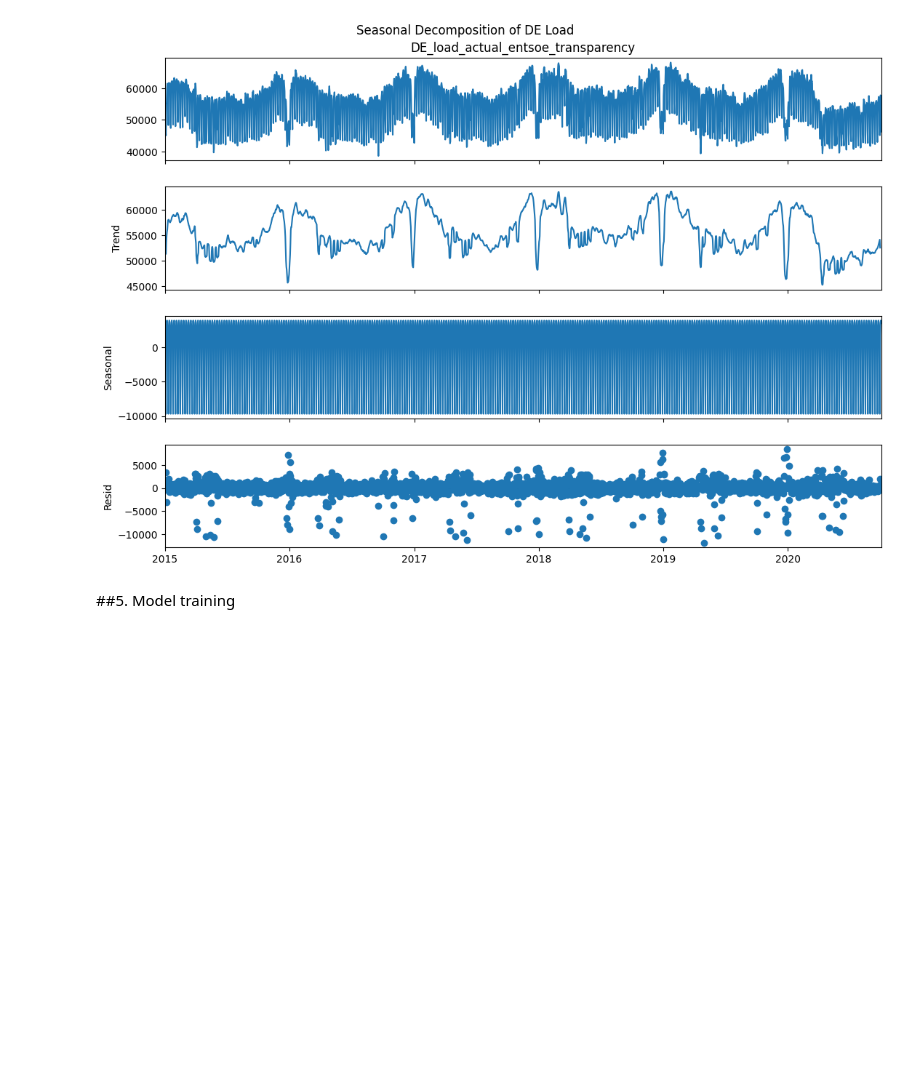
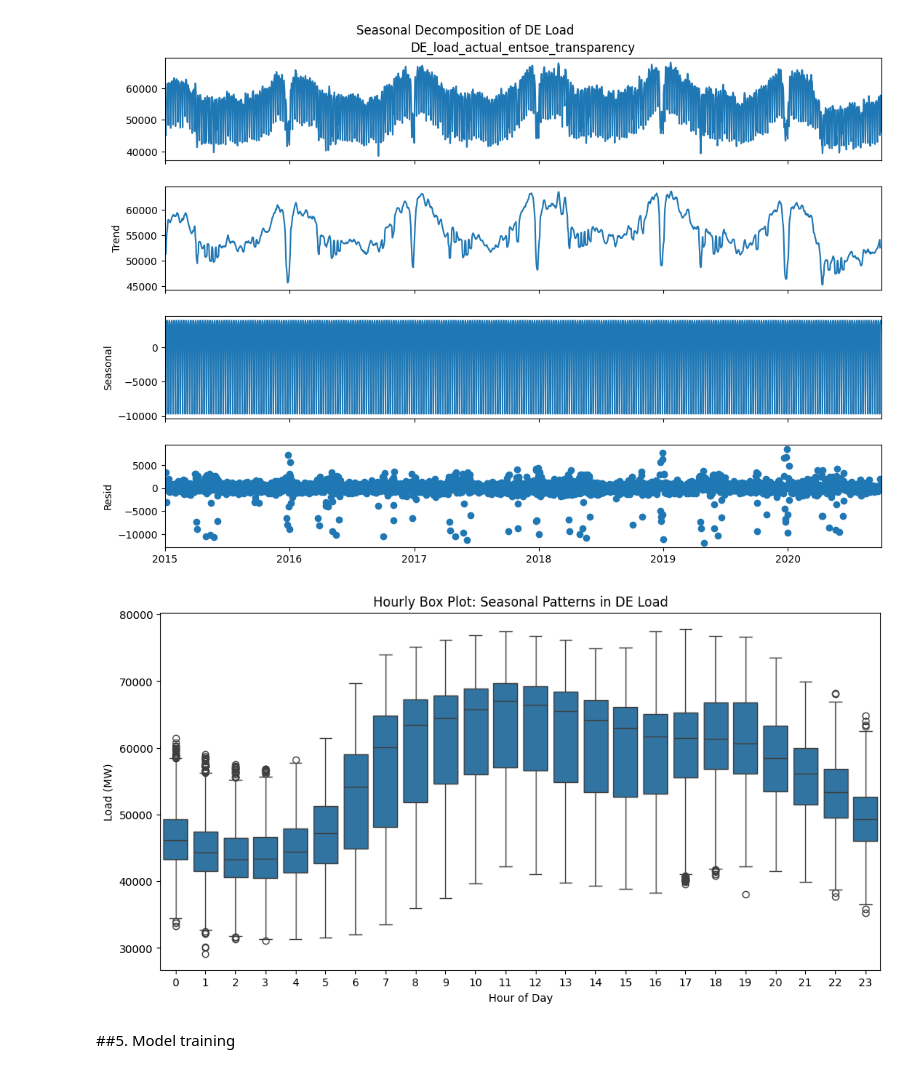
Before and after one commit to Phionanamugga/Energy_Projects, a Jupyter notebook: load_forecasting.ipynb, the cells around one changed output. Saved outputs shown, nothing was run; the diff lists cells and outputs as text; code cells hidden in the pictures; blank space fills up the shorter version.

Commit message:
shows hourly loading in Germany

```diff
--- a/load_forecasting.ipynb
+++ b/load_forecasting.ipynb
@@ -303,6 +303,17 @@ plt.suptitle('Seasonal Decomposition of DE Load')
 plt.show()
 # %% [output]
 [figure]
+# %%
+# 8. Box plot for hourly seasonal patterns (seasonality visualization)
+de_load_with_features = create_features(de_load_raw.to_frame(name='target'))
+plt.figure(figsize=(12,6))
+sns.boxplot(x='hour', y='target', data=de_load_with_features.reset_index())
+plt.title('Hourly Box Plot: Seasonal Patterns in DE Load')
+plt.xlabel('Hour of Day')
+plt.ylabel('Load (MW)')
+plt.show()
+# %% [output]
+[figure, added]
 # %% [markdown]
 ##5. Model training
 # %%
```
